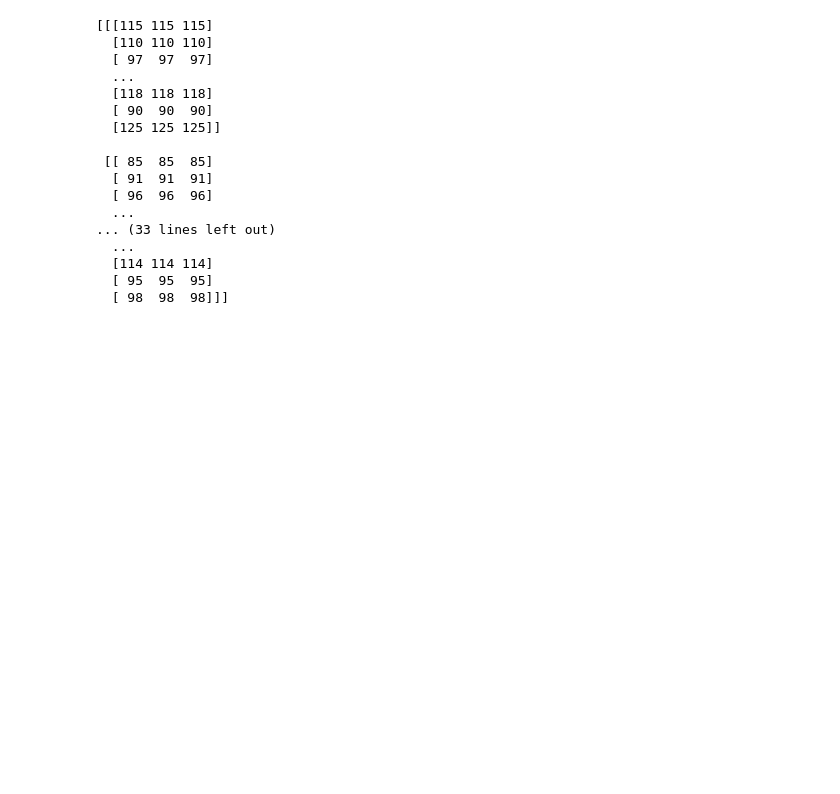
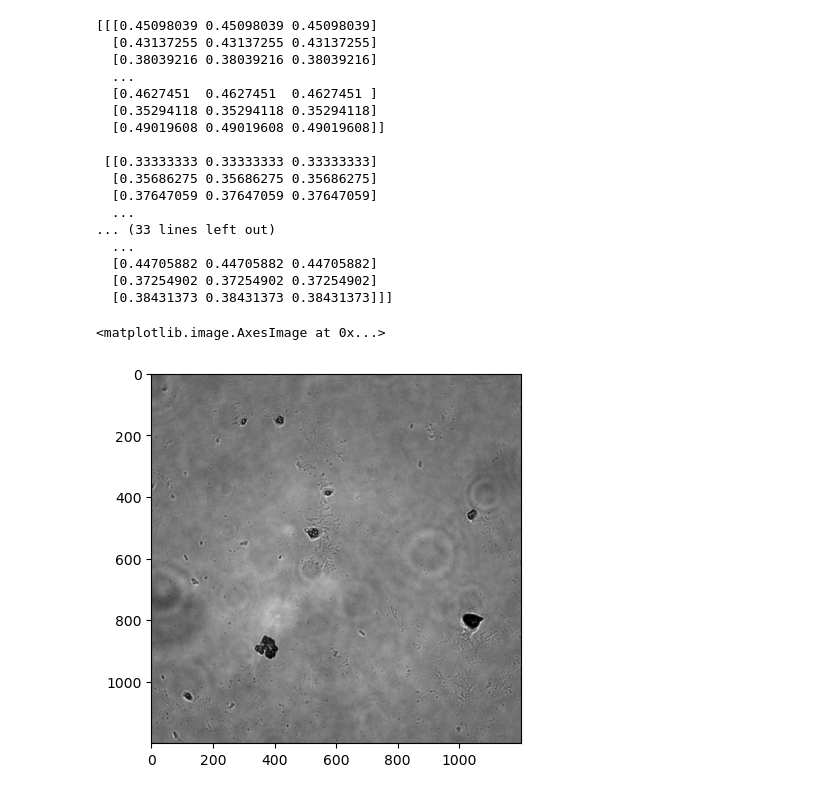
Before and after one commit to v1-v0/lzh3_202526, a Jupyter notebook: DigitalSreeni.ipynb, the cells around one changed output. Saved outputs shown, nothing was run; the diff lists cells and outputs as text; code cells hidden in the pictures; blank space fills up the shorter version.

```diff
--- a/DigitalSreeni.ipynb
+++ b/DigitalSreeni.ipynb
@@ -4,22 +6,28 @@ import numpy as np
 import matplotlib.pyplot as plt
 # %%
 my_image = io.imread('source/1/1 N NO 4_ch00.tif')
-print(my_image)
+#print(my_image)
-# %% [output]
-[[[115 115 115]
-  [110 110 110]
-  [ 97  97  97]
-  ...
-  [118 118 118]
-  [ 90  90  90]
-  [125 125 125]]
-
- [[ 85  85  85]
-  [ 91  91  91]
-  [ 96  96  96]
-  ...
-... (33 lines left out)
-  ...
-  [114 114 114]
-  [ 95  95  95]
-  [ 98  98  98]]]
+# %%
+my_float_image = img_as_float64(my_image)
+print(my_float_image)
+plt.imshow(my_float_image)
+# %% [output]
+[[[0.45098039 0.45098039 0.45098039]
+  [0.43137255 0.43137255 0.43137255]
+  [0.38039216 0.38039216 0.38039216]
+  ...
+  [0.4627451  0.4627451  0.4627451 ]
+  [0.35294118 0.35294118 0.35294118]
+  [0.49019608 0.49019608 0.49019608]]
+
+ [[0.33333333 0.33333333 0.33333333]
+  [0.35686275 0.35686275 0.35686275]
+  [0.37647059 0.37647059 0.37647059]
+  ...
+... (33 lines left out)
+  ...
+  [0.44705882 0.44705882 0.44705882]
+  [0.37254902 0.37254902 0.37254902]
+  [0.38431373 0.38431373 0.38431373]]]
+<matplotlib.image.AxesImage at 0x...>
+[figure, added]
```
Also changed, not shown: parts of 1 cell of this notebook.
